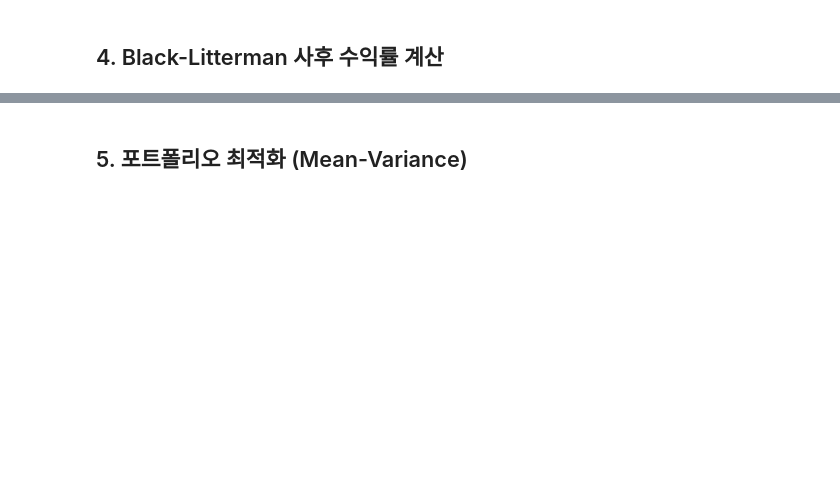
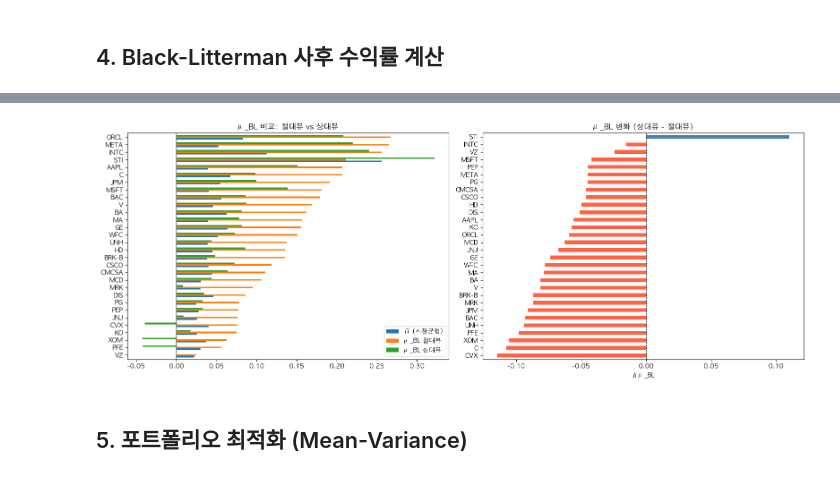
Before and after one commit to sybeom528/finance_project, a Jupyter notebook: 시계열_Test/GARCH/garch_m_bl_pipeline.ipynb, the cells around one changed output, grey strips where cells are left out. Cells and saved outputs as stored; diff of their text form; code cells hidden in the pictures; blank space fills up the shorter version.

```diff
--- a/시계열_Test/GARCH/garch_m_bl_pipeline.ipynb
+++ b/시계열_Test/GARCH/garch_m_bl_pipeline.ipynb
@@ -564,18 +378,0 @@ BL 함수 정의 완료 (CCC-GARCH 공분산, τ=1/T, Ω=He-Litterman)
-# %%
-# 전체 기간 BL 테스트 (CCC-GARCH 공분산 사용)
-mu_bl, cov_bl, PI = compute_bl_posterior(
-    log_returns,
-    w_market,
-    Q_series,
-    garch_fits=garch_results   # GARCH σ로 공분산 스케일링
-)
-
-# 결과 비교
-comparison = pd.DataFrame({
-    'Π (시장균형)': PI,
-    'Q (GARCH-M 견해)': Q_series.reindex(TICKERS).values,
-    'μ_BL (사후)': mu_bl
-}, index=TICKERS)
-
-print('BL 수익률 비교 (연율화):')
-print(comparison.applymap(lambda x: f'{x:.4f}'))
@@ -599,0 +470,48 @@ WFC     0.0484         0.1111    0.1319
+# %%
+# 절대뷰 vs 상대뷰 μ_BL 비교
+mu_abs, _, PI = compute_bl_posterior(
+    log_returns, w_market, Q_series,
+    garch_fits=garch_results, view_mode='absolute'
+)
+mu_rel, cov_bl, _ = compute_bl_posterior(
+    log_returns, w_market, Q_series,
+    garch_fits=garch_results, view_mode='relative', rel_top_k=5
+)
+
+Q_sorted    = Q_series.sort_values(ascending=False)
+top_tickers = Q_sorted.index[:5].tolist()
+bot_tickers = Q_sorted.index[-5:].tolist()
+
+print('상대뷰 구성:')
+for i in range(5):
+    print(f'  뷰{i+1}: {top_tickers[i]:6s}(+1) vs {bot_tickers[i]:6s}(-1) | Q_diff={Q_sorted.iloc[i]-Q_sorted.iloc[-(i+1)]:.4f}')
+
+comparison = pd.DataFrame({
+    'Π (시장균형)':   PI,
+    'Q (GARCH-M)':   Q_series.reindex(TICKERS).values,
+    'μ_BL 절대뷰':   mu_abs,
+    'μ_BL 상대뷰':   mu_rel,
+}, index=TICKERS)
+
+print('\n수익률 비교 (연율화):')
+print(comparison.applymap(lambda x: f'{x:.4f}'))
+
+# 시각화
+fig, axes = plt.subplots(1, 2, figsize=(16, 6))
+
+comparison[['Π (시장균형)', 'μ_BL 절대뷰', 'μ_BL 상대뷰']].sort_values('μ_BL 절대뷰').plot(
+    kind='barh', ax=axes[0], width=0.6
+)
+axes[0].set_title('μ_BL 비교: 절대뷰 vs 상대뷰')
+axes[0].axvline(0, color='black', linewidth=0.8)
+
+diff = pd.Series(mu_rel - mu_abs, index=TICKERS)
+colors = ['steelblue' if v >= 0 else 'tomato' for v in diff.sort_values()]
+diff.sort_values().plot(kind='barh', ax=axes[1], color=colors)
+axes[1].axvline(0, color='black', linewidth=0.8, linestyle='--')
+axes[1].set_title('μ_BL 변화 (상대뷰 - 절대뷰)')
+axes[1].set_xlabel('Δμ_BL')
+
+plt.tight_layout()
+plt.show()
+# %% [output]
@@ -600,2 +535,3 @@ WFC     0.0484         0.1111    0.1319
+[figure, added]
 # %% [markdown]
 ## 5. 포트폴리오 최적화 (Mean-Variance)
```
Also changed, not shown: parts of 25 cells of this notebook, 2 other files.
